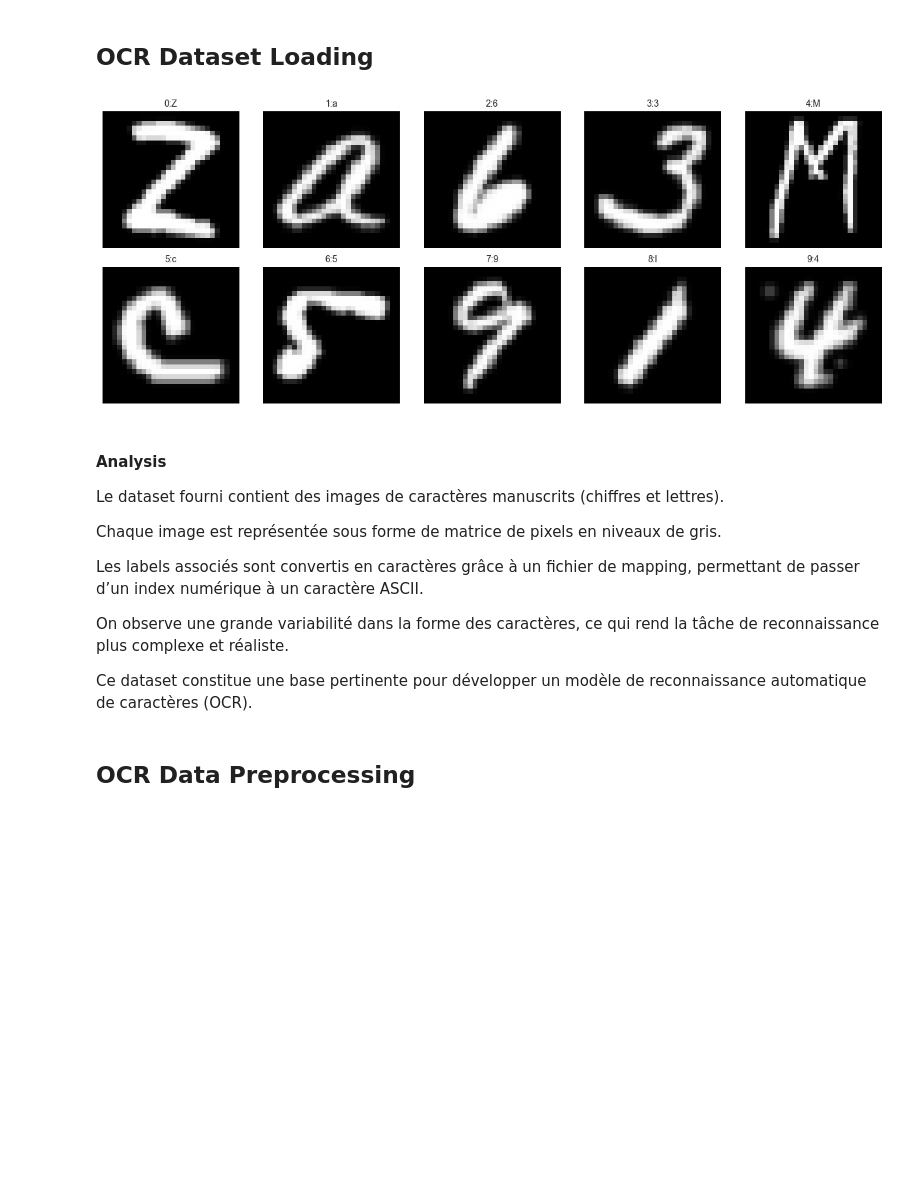
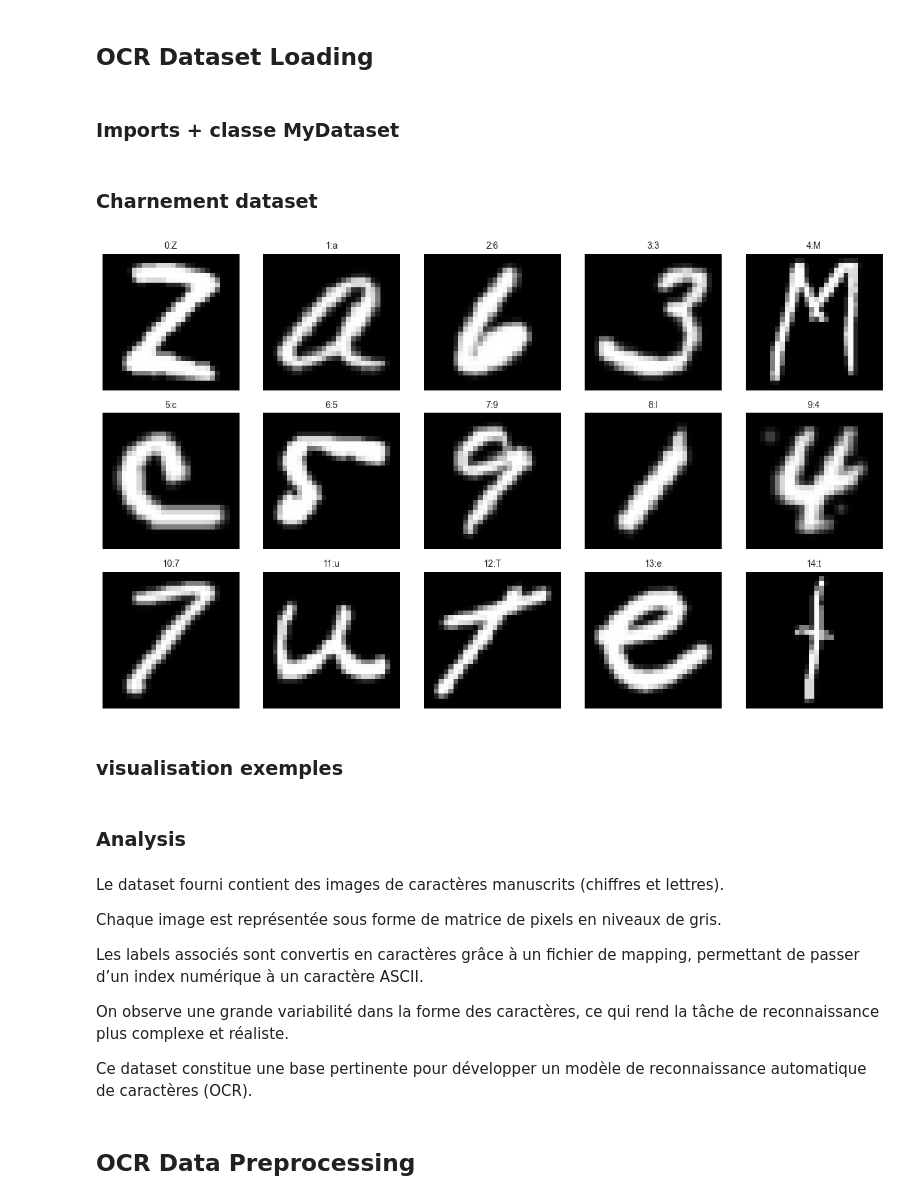
Before and after one commit to YLIssakha235/AI_project, a Jupyter notebook: notebooks/smart_school_final_project.ipynb, the cells around one changed output. Cells and saved outputs as stored; diff of their text form; code cells hidden in the pictures; blank space fills up the shorter version.

```diff
--- a/notebooks/smart_school_final_project.ipynb
+++ b/notebooks/smart_school_final_project.ipynb
@@ -635,6 +686,8 @@ Ainsi, la régression linéaire apparaît comme le modèle le plus adapté à ce
 Dans cette partie, l’objectif est de construire un système de reconnaissance automatique de caractères manuscrits à partir du dataset fourni par le professeur.
 # %% [markdown]
 ## OCR Dataset Loading
+# %% [markdown]
+### Imports + classe MyDataset
 # %%
 import struct
 import numpy as np
@@ -716,18 +769,24 @@ class MyDataset(Dataset):
 
         plt.tight_layout()
         plt.show()
+# %% [markdown]
+### Charnement dataset
 # %%
 images_file = "../data/image_data/train-images-idx3-ubyte"
 labels_file = "../data/image_data/train-labels-idx1-ubyte"
 mapping_file = "../data/image_data/mapping.txt"
 
 dataset = MyDataset(images_file, labels_file, mapping_file)
 
-dataset.show_sample(idx=0, count=10)
+dataset.show_sample(idx=0, count=15)
 # %% [output]
-[figure, old version]
+[figure, new version]
+# %% [markdown]
+### visualisation exemples
+# %% [markdown]
+### Analysis
 # %% [markdown]
-#### Analysis
+
 
 Le dataset fourni contient des images de caractères manuscrits (chiffres et lettres).
 
```
Also changed, not shown: parts of 82 cells of this notebook, 16 other files.
